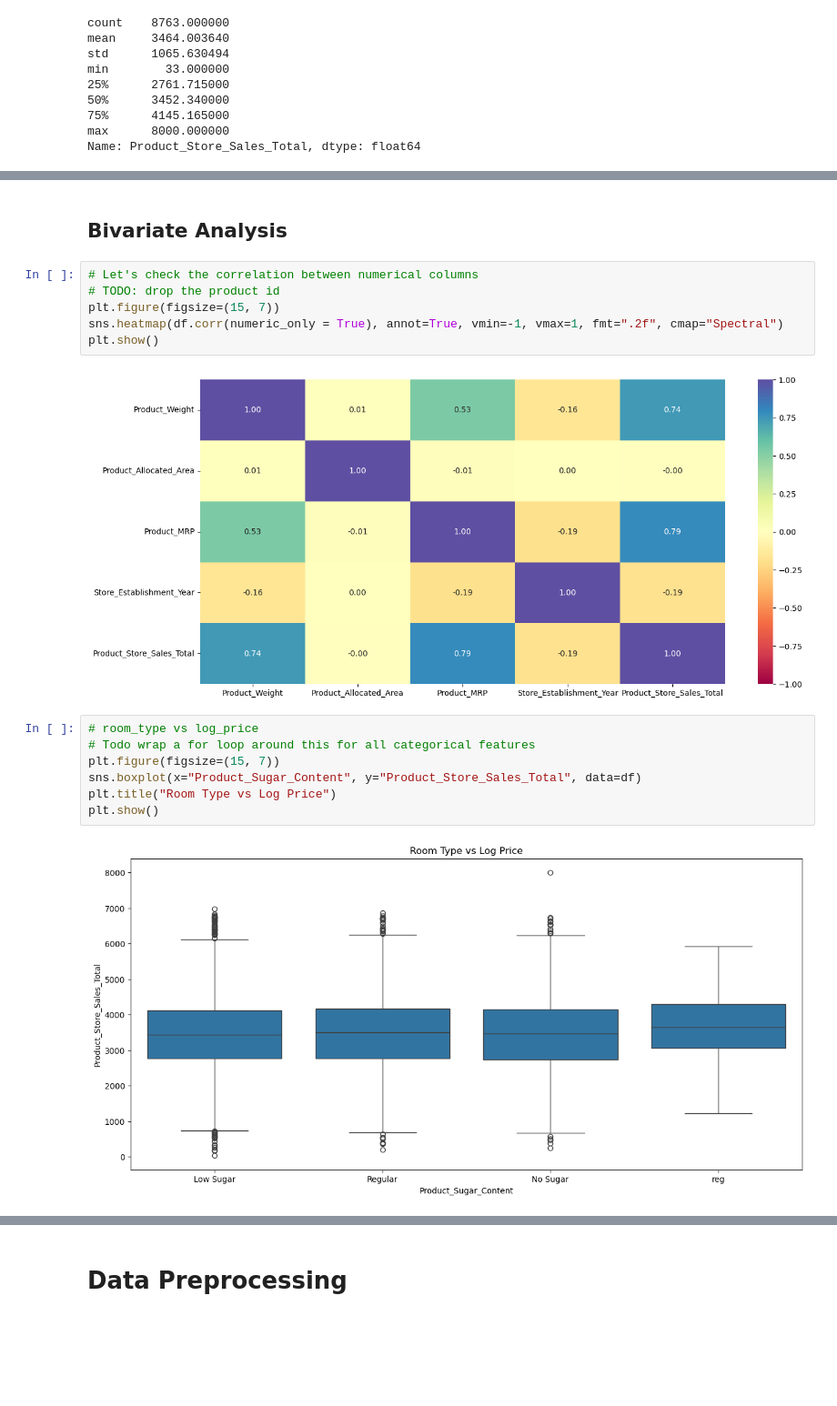
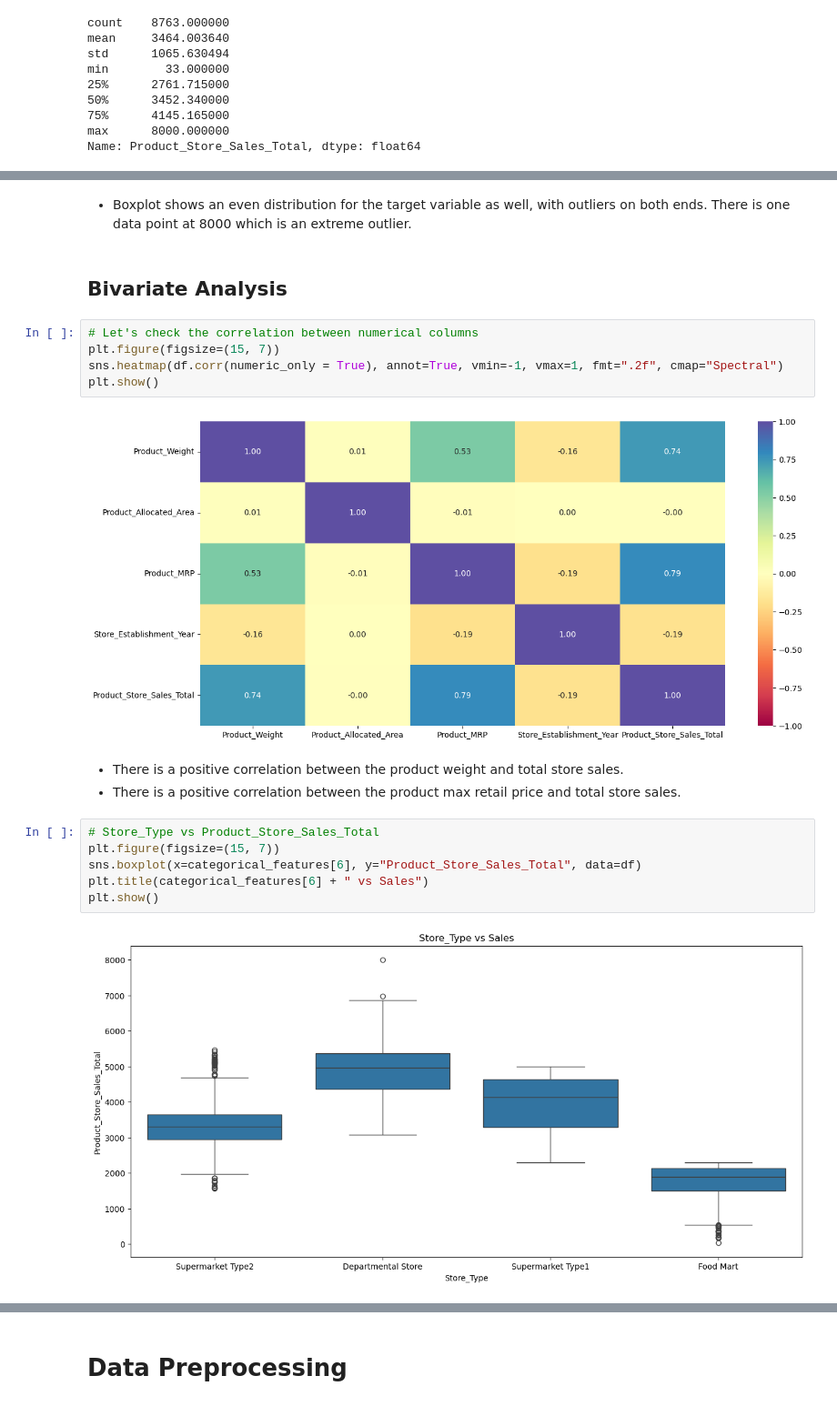
Before and after one commit to apgt60/vscode-python-test, a Jupyter notebook: project07/Full_Code_SuperKart_Model_Deployment_Notebook_[Updated].ipynb, the cells around one changed output, grey strips where cells are left out. Shown at 91% size. Drawn from its saved outputs; the diff is of its cells as text; blank space fills up the shorter version.

```diff
--- a/project07/Full_Code_SuperKart_Model_Deployment_Notebook_[Updated].ipynb
+++ b/project07/Full_Code_SuperKart_Model_Deployment_Notebook_[Updated].ipynb
@@ -360,19 +350,22 @@ sns.histplot(df[target]);
+# %% [markdown]
+* Boxplot shows an even distribution for the target variable as well, with outliers on both ends.  There is one data point at 8000 which is an extreme outlier.
 # %% [markdown]
 ## Bivariate Analysis
 # %%
 # Let's check the correlation between numerical columns
-# TODO: drop the product id
 plt.figure(figsize=(15, 7))
 sns.heatmap(df.corr(numeric_only = True), annot=True, vmin=-1, vmax=1, fmt=".2f", cmap="Spectral")
 plt.show()
 # %% [output]
 [figure]
+# %% [markdown]
+* There is a positive correlation between the product weight and total store sales.
+* There is a positive correlation between the product max retail price and total store sales.
 # %%
-# room_type vs log_price
-# Todo wrap a for loop around this for all categorical features
+# Store_Type vs Product_Store_Sales_Total
 plt.figure(figsize=(15, 7))
-sns.boxplot(x="Product_Sugar_Content", y="Product_Store_Sales_Total", data=df)
-plt.title("Room Type vs Log Price")
+sns.boxplot(x=categorical_features[6], y="Product_Store_Sales_Total", data=df)
+plt.title(categorical_features[6] + " vs Sales")
 plt.show()
 # %% [output]
-[figure, old version]
+[figure, new version]
```
Also changed, not shown: parts of 21 cells of this notebook.
